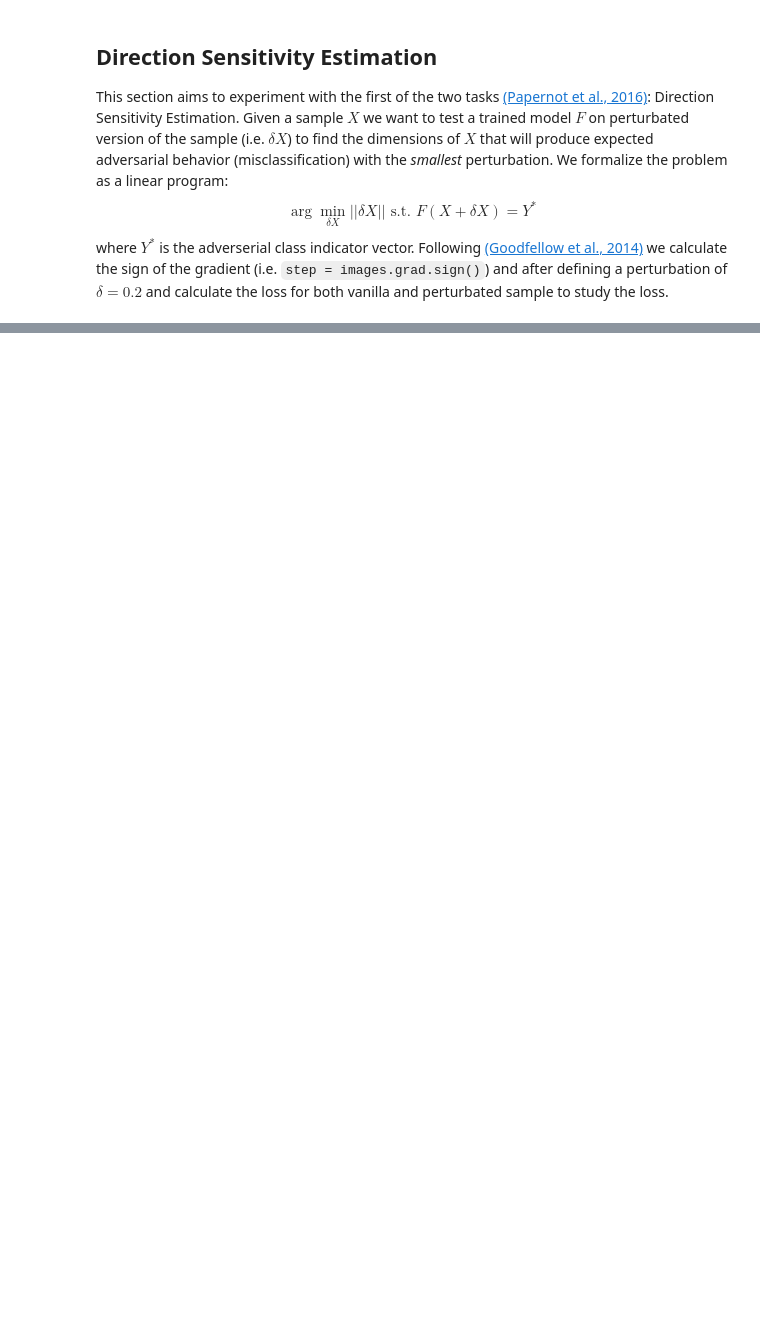
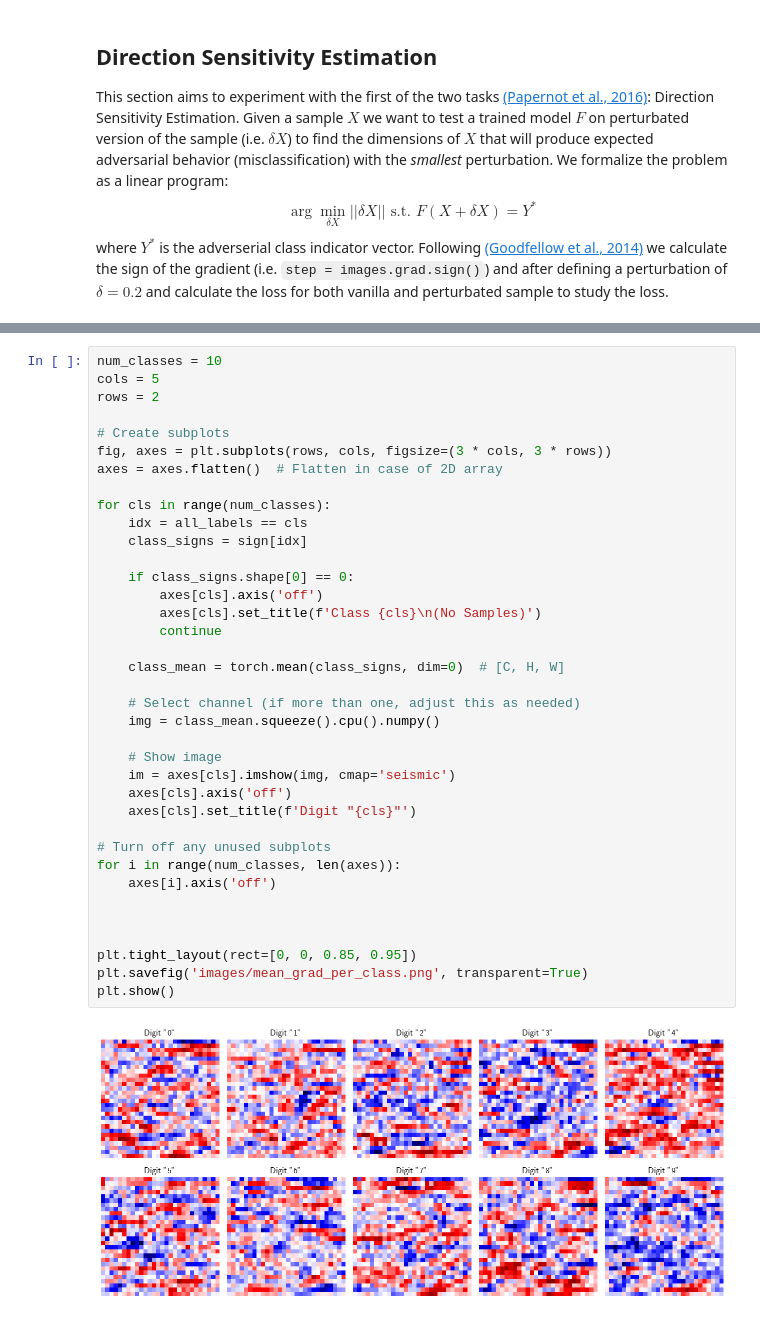
Before and after one commit to DeLnlyMthrLvr/Distillation_experiments, a Jupyter notebook: notebooks/exp_v2_ale.ipynb, the cells around one changed output, grey strips where cells are left out. Cells and saved outputs as stored; diff of their text form; blank space fills up the shorter version.

```diff
--- a/notebooks/exp_v2_ale.ipynb
+++ b/notebooks/exp_v2_ale.ipynb
@@ -480,0 +493,39 @@ plt.show()
+# %%
+num_classes = 10
+cols = 5
+rows = 2
+
+# Create subplots
+fig, axes = plt.subplots(rows, cols, figsize=(3 * cols, 3 * rows))
+axes = axes.flatten()  # Flatten in case of 2D array
+
+for cls in range(num_classes):
+    idx = all_labels == cls
+    class_signs = sign[idx]
+
+    if class_signs.shape[0] == 0:
+        axes[cls].axis('off')
+        axes[cls].set_title(f'Class {cls}\n(No Samples)')
+        continue
+
+    class_mean = torch.mean(class_signs, dim=0)  # [C, H, W]
+
+    # Select channel (if more than one, adjust this as needed)
+    img = class_mean.squeeze().cpu().numpy()
+
+    # Show image
+    im = axes[cls].imshow(img, cmap='seismic')
+    axes[cls].axis('off')
+    axes[cls].set_title(f'Digit "{cls}"')
+
+# Turn off any unused subplots
+for i in range(num_classes, len(axes)):
+    axes[i].axis('off')
+
+
+
+plt.tight_layout(rect=[0, 0, 0.85, 0.95])
+plt.savefig('images/mean_grad_per_class.png', transparent=True)
+plt.show()
+# %% [output]
+[figure, added]
```
Also changed, not shown: parts of 6 cells of this notebook, 1 other file.
